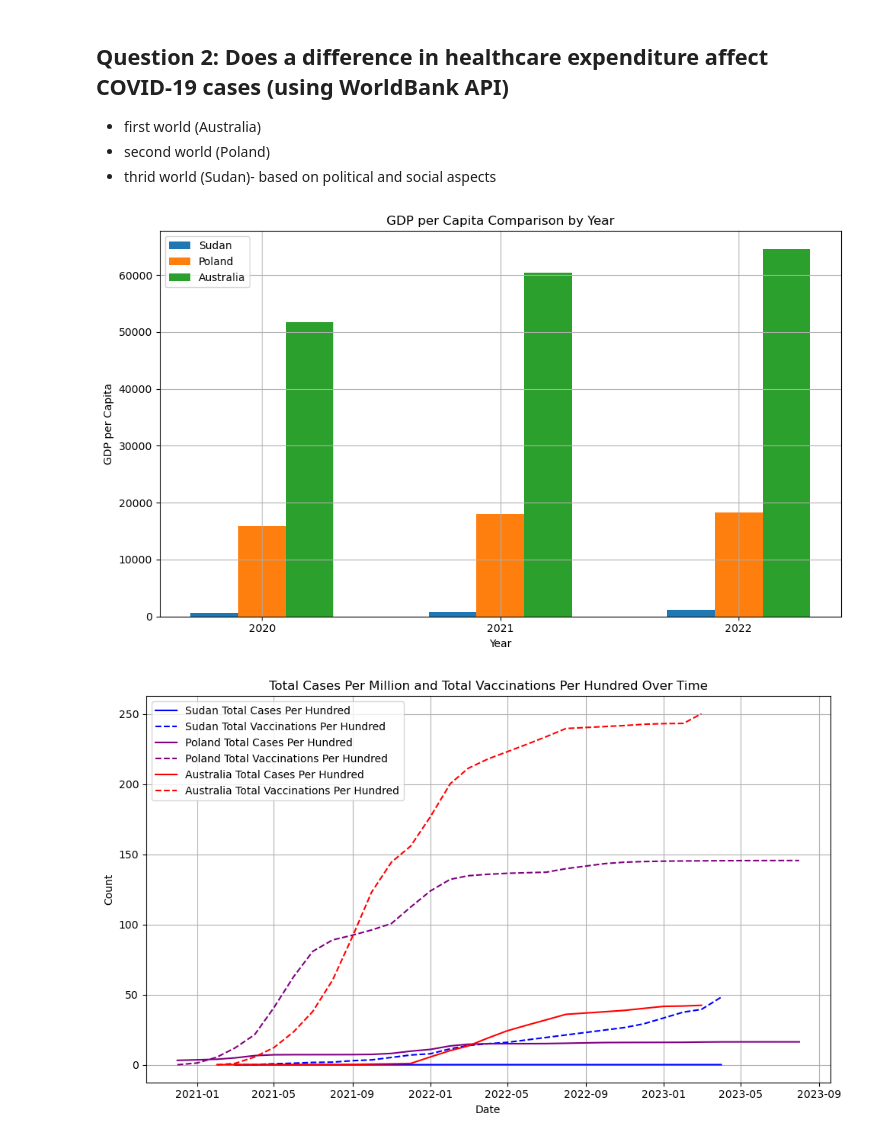
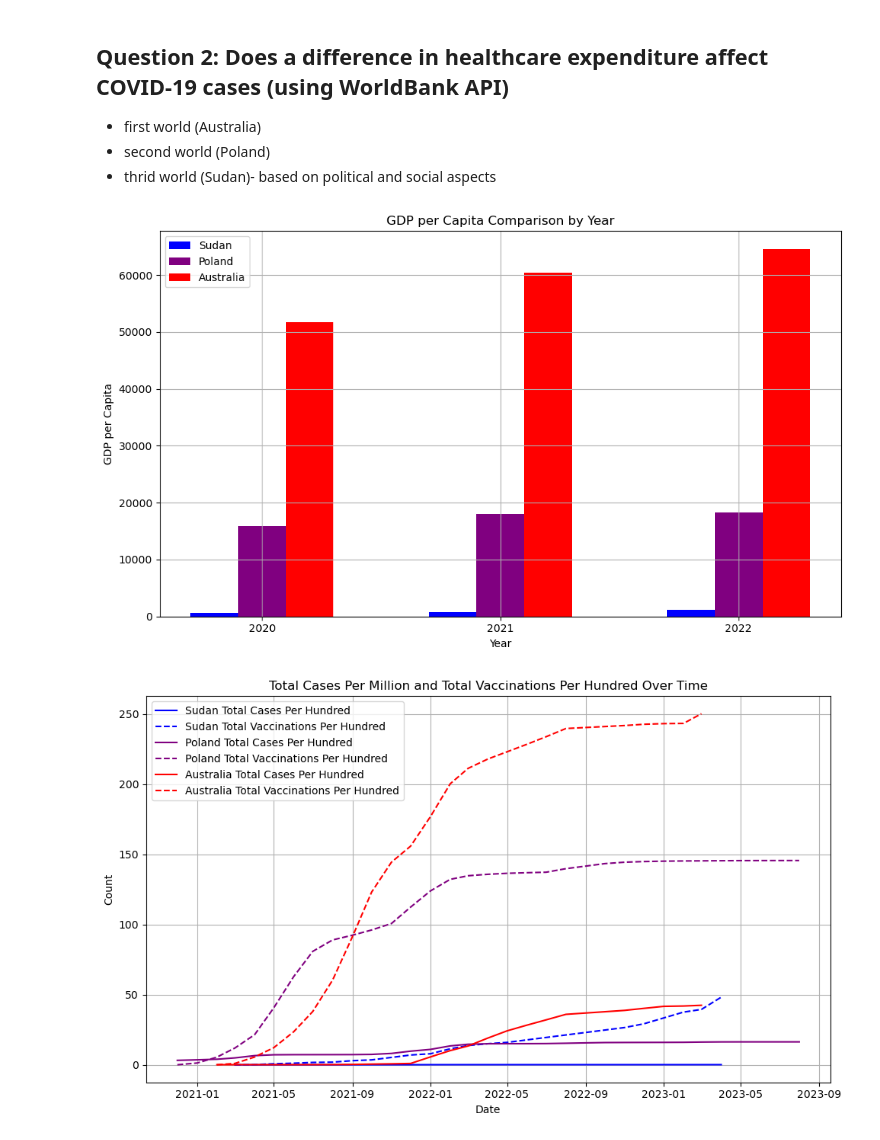
Before and after one commit to cmorrow28/project_one, a Jupyter notebook: Covid19_Vaccines_Effectiveness_Final.ipynb, the cells around one changed output. Saved outputs shown, nothing was run; the diff lists cells and outputs as text; code cells hidden in the pictures.

Commit message:
Visual_updates

```diff
--- a/Covid19_Vaccines_Effectiveness_Final.ipynb
+++ b/Covid19_Vaccines_Effectiveness_Final.ipynb
@@ -576,35 +576,36 @@ Country_gdp_data = pd.DataFrame({
 
 # Define the years and the countries for plotting
 years = Country_gdp_data['Date']
 countries = ['Sudan', 'Poland', 'Australia']
+colours = ['blue', 'purple', 'red']
 
 # Extract GDP per capita values for each country
 gdp_per_capita_values = {
     country: Country_gdp_data[f'GDP_per_capita_{country}'] for country in countries
 }
 
 # Create a bar graph
 plt.figure(figsize=(10, 6))
 bar_width = 0.2
 index = range(len(years))
 
 for i, country in enumerate(countries):
-    plt.bar([x + i * bar_width for x in index], gdp_per_capita_values[country], bar_width, label=country)
+    plt.bar([x + i * bar_width for x in index], gdp_per_capita_values[country], bar_width, label=country, color=colours[i])
 
 plt.xlabel('Year')
 plt.ylabel('GDP per Capita')
 plt.title('GDP per Capita Comparison by Year')
 plt.xticks([x + bar_width for x in index], years)
 plt.legend()
 plt.grid(True)
 plt.tight_layout()
 
 # Save the plot as an image
 plt.savefig('Images/Q2a_GDP_Per_Capita')
 
 plt.show()
 # %% [output]
-[figure, old version]
+[figure, new version]
 # %%
 df1 = Sudan_grouped_cm_data.copy()
 df2 = Poland_grouped_cm_data.copy()
```
Also changed, not shown: parts of 1 cell of this notebook, 1 other file.
